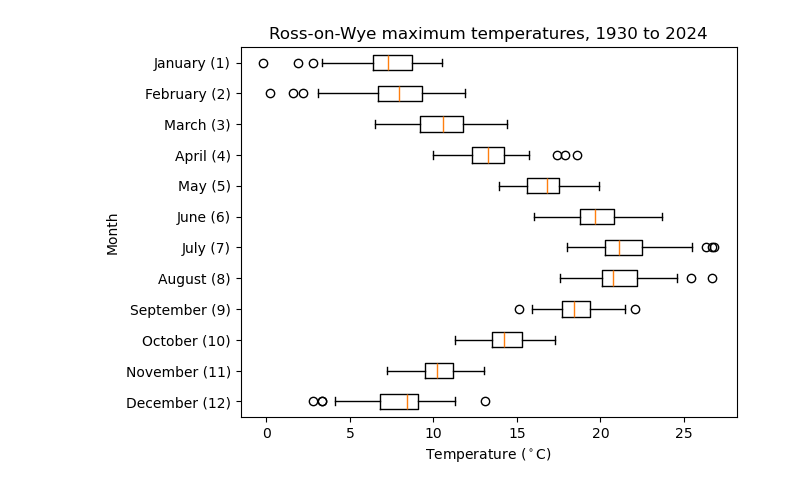
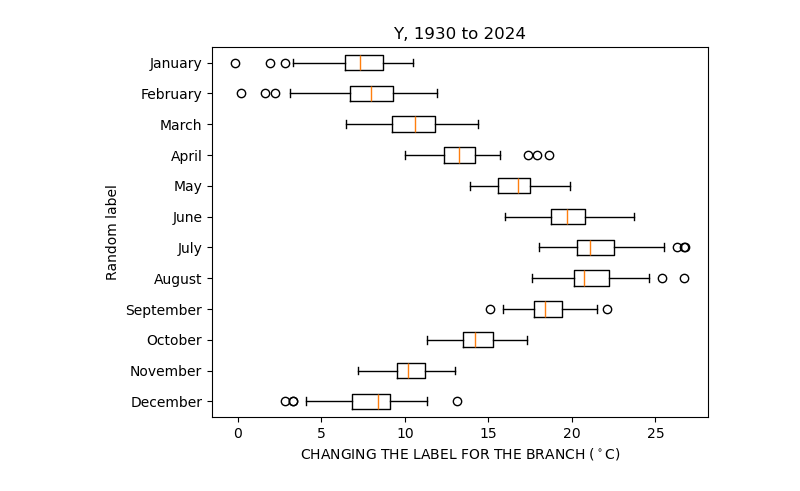
Before and after one commit to JoshSargeant/uob_geogm0054_slc, a Jupyter notebook: my_practical5.ipynb, the cells around one changed output. Cells and saved outputs as stored; diff of their text form; code cells hidden in the pictures.

Commit message:
changed title to Y

```diff
--- a/my_practical5.ipynb
+++ b/my_practical5.ipynb
@@ -6,21 +6,21 @@ from calendar import month_name
 year, month, tmax, tmin = np.loadtxt('rossonwyedata.txt',skiprows=7,usecols=(0,1,2,3),unpack=True)
 # %%
 month_nums = range(1,13) # 1 to 12, inclusive
-month_names = [month_name[mm] + f' ({mm})'  for mm in month_nums]
+month_names = [month_name[mm] for mm in month_nums]
 
 #create a list of 1D arrays, 1 for each month
 tmax_by_month = [tmax[month == mm] for mm in month_nums]
 
 #HINT reverse the month order to place January at the top
 tmax_by_month.reverse()
 month_names.reverse()
 
 #boxplot produces one box-and whisker for each 1D array in a list
 fig, ax = plt.subplots(1,1)
 __ = ax.boxplot(tmax_by_month, vert=False, labels = month_names)
 # HINT add the keyword argument labels=month_names (Python < 3.9) or tick_labels=month_names (Python >= 3.9)
-__ = ax.set_xlabel(r'Temperature ($^\circ$C)')
-__ = ax.set_ylabel('Month')
-__ = ax.set_title(f'Ross-on-Wye maximum temperatures, {int(np.min(year))} to {int(np.max(year))}')
+__ = ax.set_xlabel(r'CHANGING THE LABEL FOR THE BRANCH ($^\circ$C)')
+__ = ax.set_ylabel('Random label')
+__ = ax.set_title(f'Y, {int(np.min(year))} to {int(np.max(year))}')
 # %% [output]
-[figure, old version]
+[figure, new version]
```
